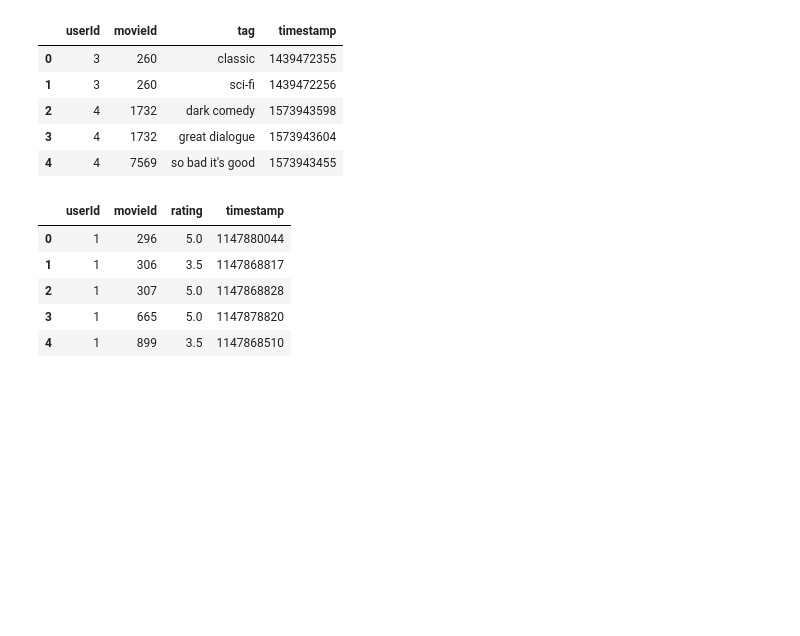
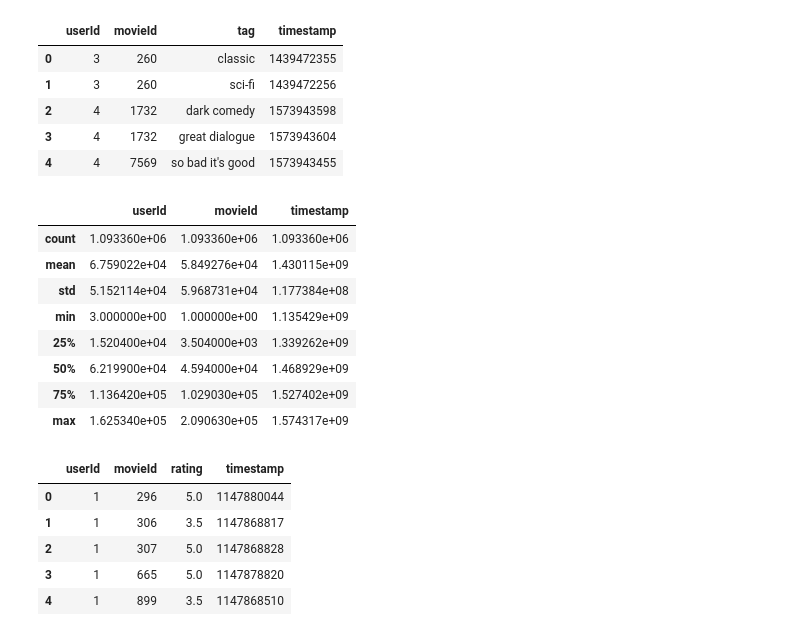
Before and after one commit to AkanchhaChoudhary/UCSanDiegoX-s-Data-Science-MicroMasters, a Jupyter notebook: Python_for_Data_Science/week-4/Introduction to Pandas.ipynb, the cells around one changed output. Saved outputs shown, nothing was run; the diff lists cells and outputs as text; code cells hidden in the pictures; blank space fills up the shorter version.

```diff
--- a/Python_for_Data_Science/week-4/Introduction to Pandas.ipynb
+++ b/Python_for_Data_Science/week-4/Introduction to Pandas.ipynb
@@ -380,6 +380,18 @@ tags.head()
 | 2 | 4 | 1732 | dark comedy | 1573943598 |
 | 3 | 4 | 1732 | great dialogue | 1573943604 |
 | 4 | 4 | 7569 | so bad it's good | 1573943455 |
+# %%
+tags.describe()
+# %% [output]
+|  | userId | movieId | timestamp |
+| count | 1.093360e+06 | 1.093360e+06 | 1.093360e+06 |
+| mean | 6.759022e+04 | 5.849276e+04 | 1.430115e+09 |
+| std | 5.152114e+04 | 5.968731e+04 | 1.177384e+08 |
+| min | 3.000000e+00 | 1.000000e+00 | 1.135429e+09 |
+| 25% | 1.520400e+04 | 3.504000e+03 | 1.339262e+09 |
+| 50% | 6.219900e+04 | 4.594000e+04 | 1.468929e+09 |
+| 75% | 1.136420e+05 | 1.029030e+05 | 1.527402e+09 |
+| max | 1.625340e+05 | 2.090630e+05 | 1.574317e+09 |
 # %%
 ratings = pd.read_csv('./movielens/ratings.csv', sep=',', parse_dates=['timestamp'])
 ratings.head()
```
Also changed, not shown: parts of 6 cells of this notebook.
